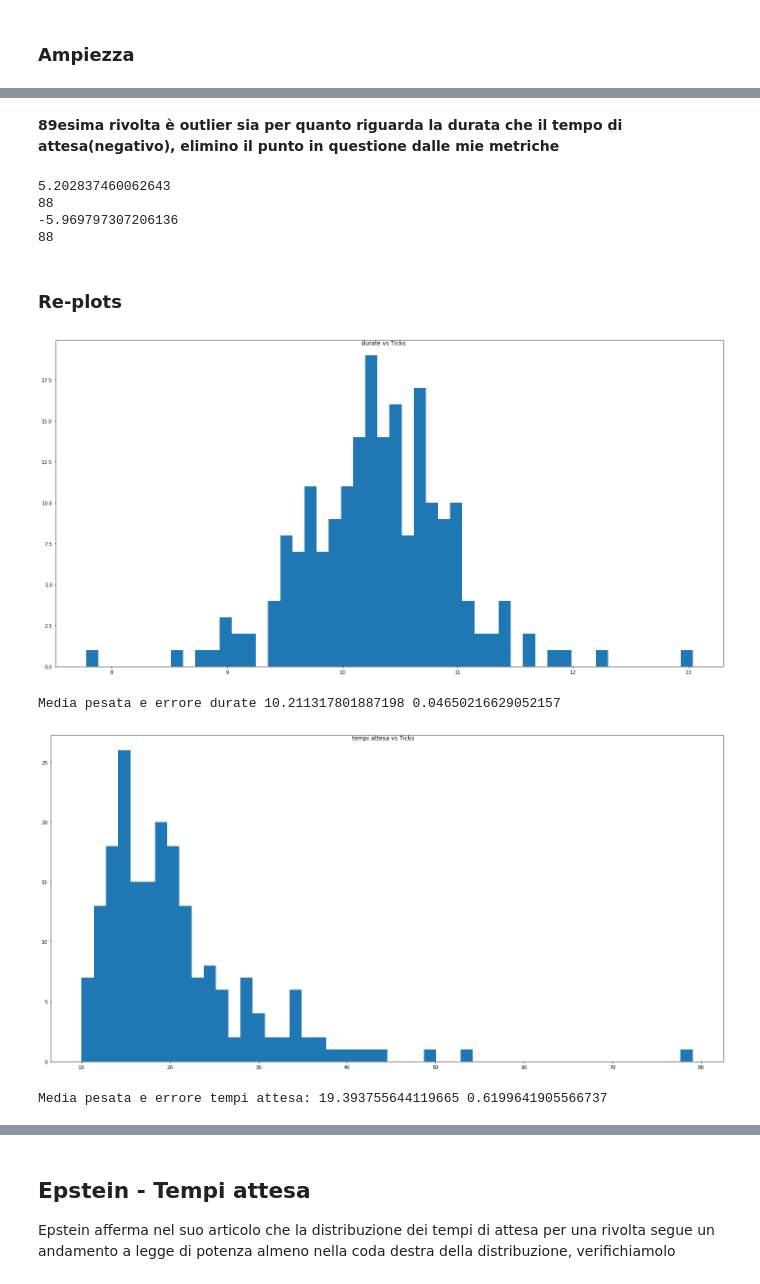
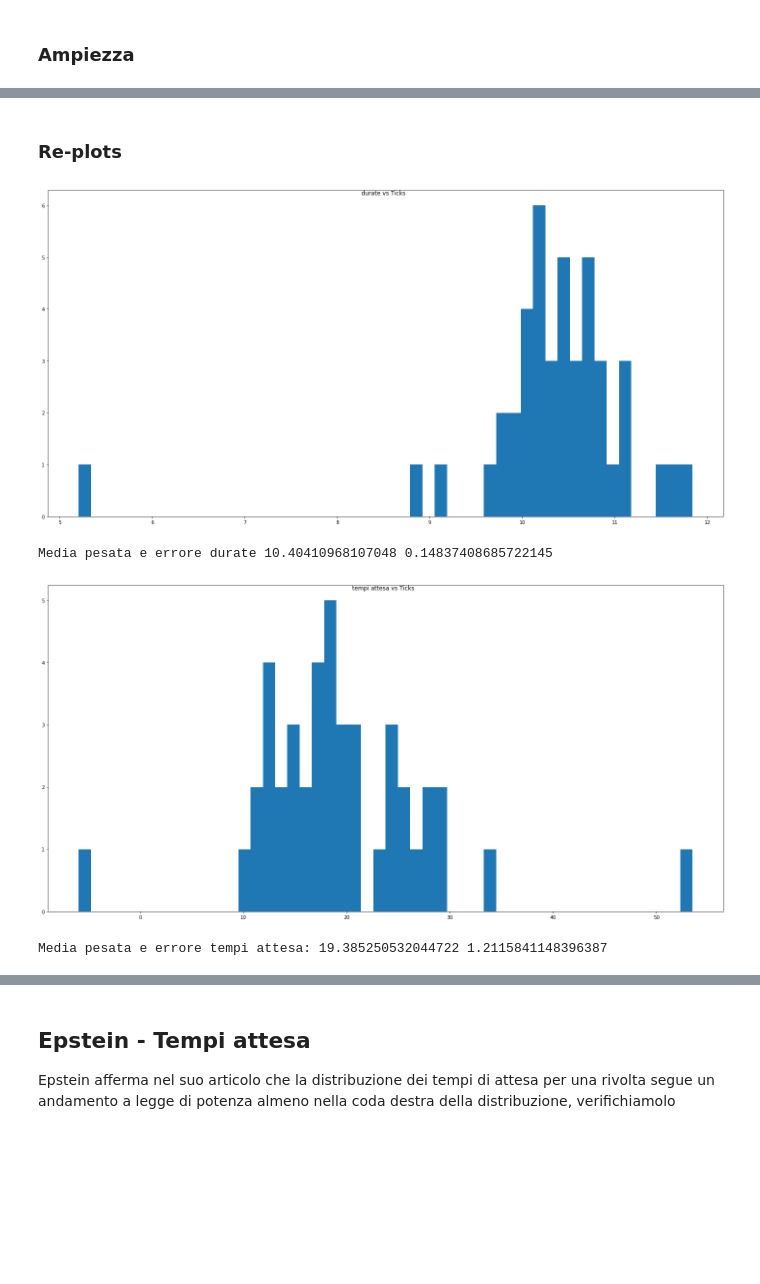
Before and after one commit to jackdeandrea/Econofisica, a Jupyter notebook: 02-metriche_rivolte_norndm.ipynb, the cells around one changed output, grey strips where cells are left out. Drawn from its saved outputs; the diff is of its cells as text; code cells hidden in the pictures; blank space fills up the shorter version.

```diff
--- a/02-metriche_rivolte_norndm.ipynb
+++ b/02-metriche_rivolte_norndm.ipynb
@@ -132,7 +135,7 @@ def landau(x, mpv, eta, A, baseline):
 ## Findings of previous step
 # %%
 soglia = 128.1241472701187
-err_soglia = 12.6007119219633
+err_soglia = 11.6007119219633
 # %% [markdown]
 ## Selecting Spikes
 # %%
@@ -263,27 +261,25 @@ Gli errori vengono calcolati dalla propagazione degli errori sui parametri del f
 gauss_params_dict = {}
 gauss_err_params_dict = {}
 for rivolte in rivolte_dict:
-    ## non considero 80_rivolta, è un errore della funzione 'isola_spike' che la isola come rivolta
-    if rivolte != '80_rivolta':
-        print(rivolte)
-        temp_list = []
-        temp_err_list = []
-        y = rivolte_dict[rivolte]
-        x = tick_rivolte_dict[rivolte]
-        #print(x)
-        #print(y)
-        err_y = np.where(np.sqrt(y)==0,1,np.sqrt(y))
-        gauss_params,gauss_cov = curve_fit(gauss,x,y,p0=[200,((x[-1]-x[0])/2)+x[0],4.,0.],sigma=err_y)
-        temp_list.append(gauss_params[0])
-        temp_list.append(gauss_params[1])
-        temp_list.append(gauss_params[2])
-        temp_list.append(gauss_params[3])
-        temp_err_list.append(np.sqrt(np.abs(gauss_cov[0][0])))
-        temp_err_list.append(np.sqrt(np.abs(gauss_cov[1][1])))
-        temp_err_list.append(np.sqrt(np.abs(gauss_cov[2][2])))
-        temp_err_list.append(np.sqrt(np.abs(gauss_cov[3][3])))
-        gauss_params_dict[rivolte] = temp_list
-        gauss_err_params_dict[rivolte] = temp_err_list
+    print(rivolte)
+    temp_list = []
+    temp_err_list = []
+    y = rivolte_dict[rivolte]
+    x = tick_rivolte_dict[rivolte]
+
+
+    err_y = np.where(np.sqrt(y)==0,1,np.sqrt(y))
+    gauss_params,gauss_cov = curve_fit(gauss,x,y,p0=[200,((x[-1]-x[0])/2)+x[0],4.,0.],sigma=err_y)
+    temp_list.append(gauss_params[0])
+    temp_list.append(gauss_params[1])
+    temp_list.append(gauss_params[2])
+    temp_list.append(gauss_params[3])
+    temp_err_list.append(np.sqrt(np.abs(gauss_cov[0][0])))
+    temp_err_list.append(np.sqrt(np.abs(gauss_cov[1][1])))
+    temp_err_list.append(np.sqrt(np.abs(gauss_cov[2][2])))
+    temp_err_list.append(np.sqrt(np.abs(gauss_cov[3][3])))
+    gauss_params_dict[rivolte] = temp_list
+    gauss_err_params_dict[rivolte] = temp_err_list
 # %% [output]
 1_rivolta
 2_rivolta
@@ -492,12 +358,0 @@ plt.show()
-# %% [markdown]
-**89esima rivolta è outlier sia per quanto riguarda la durata che il tempo di attesa(negativo), elimino il punto in questione dalle mie metriche**
-# %%
-print(a[np.argmin(a)]),
-print(np.argmin(a))
-print(b[np.argmin(b)]),
-print(np.argmin(b))
-# %% [output]
-5.202837460062643
-88
--5.969797307206136
-88
@@ -512,21 +360,21 @@ err_c = np.delete(err_c,88)
 ### Re-plots
 # %%
 plt.figure(figsize=(20,10))
-plt.hist(a, bins=50)
+plt.hist(durate_list, bins=50)
 plt.suptitle('durate vs Ticks')
 plt.tight_layout()
 plt.show()
 # %% [output]
-[figure, old version]
+[figure, new version]
 # %%
-print('Media pesata e errore durate',media_pesata(a,err_a),np.sqrt(np.sum((a-media_pesata(a,err_a))**2)/(len(a)*(len(a)-1))))
+print('Media pesata e errore durate',media_pesata(durate_list,err_durate_list),np.sqrt(np.sum((durate_list-media_pesata(durate_list,err_durate_list))**2)/(len(durate_list)*(len(durate_list)-1))))
 # %% [output]
-Media pesata e errore durate 10.211317801887198 0.04650216629052157
+Media pesata e errore durate 10.40410968107048 0.14837408685722145
 # %%
 plt.figure(figsize=(20,10))
-plt.hist(b, bins=50)
+plt.hist(tempi_attesa_list, bins=50)
 plt.suptitle('tempi attesa vs Ticks')
 plt.tight_layout()
 plt.show()
 # %% [output]
-[figure, old version]
+[figure, new version]
@@ -533,6 +384,6 @@ plt.show()
 # %%
-print('Media pesata e errore tempi attesa:',media_pesata(b,err_b),np.sqrt(np.sum((b-media_pesata(b,err_b))**2)/(len(b)*(len(b)-1))))
+print('Media pesata e errore tempi attesa:',media_pesata(tempi_attesa_list,err_tempi_attesa_list),np.sqrt(np.sum((tempi_attesa_list-media_pesata(tempi_attesa_list,err_tempi_attesa_list))**2)/(len(tempi_attesa_list)*(len(tempi_attesa_list)-1))))
 # %% [output]
-Media pesata e errore tempi attesa: 19.393755644119665 0.6199641905566737
+Media pesata e errore tempi attesa: 19.385250532044722 1.2115841148396387
 # %%
 plt.figure(figsize=(20,10))
```
Also changed, not shown: parts of 56 cells of this notebook.
